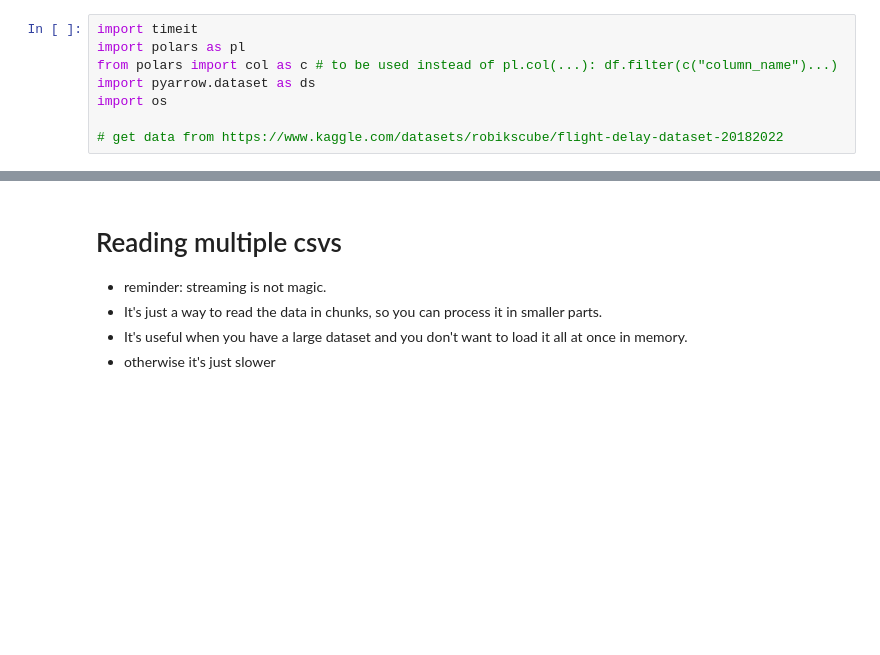
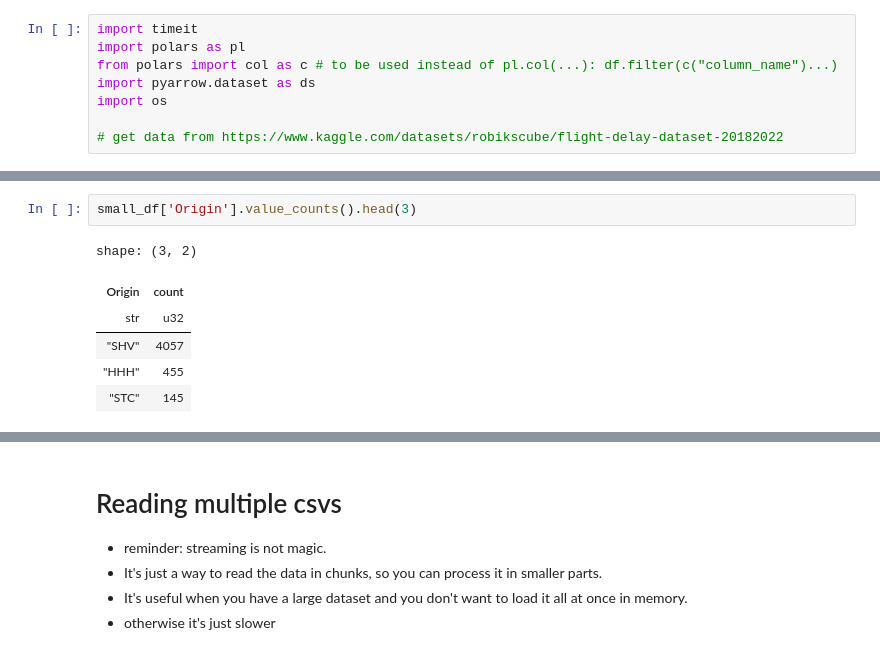
Before and after one commit to igormintz/polars_parquet, a Jupyter notebook: polars_parquet.ipynb, the cells around one changed output, grey strips where cells are left out. Drawn from its saved outputs; the diff is of its cells as text; blank space fills up the shorter version.

```diff
--- a/polars_parquet.ipynb
+++ b/polars_parquet.ipynb
@@ -16,0 +41,9 @@ import os
+# %%
+small_df['Origin'].value_counts().head(3)
+# %% [output]
+shape: (3, 2)
+| Origin | count |
+| str | u32 |
+| "SHV" | 4057 |
+| "HHH" | 455 |
+| "STC" | 145 |
```
Also changed, not shown: parts of 17 cells of this notebook.
